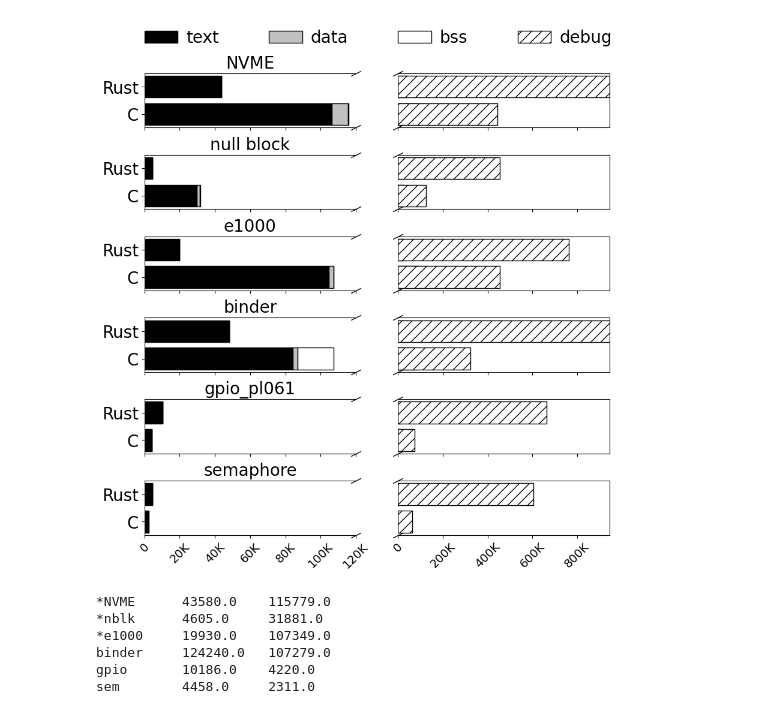
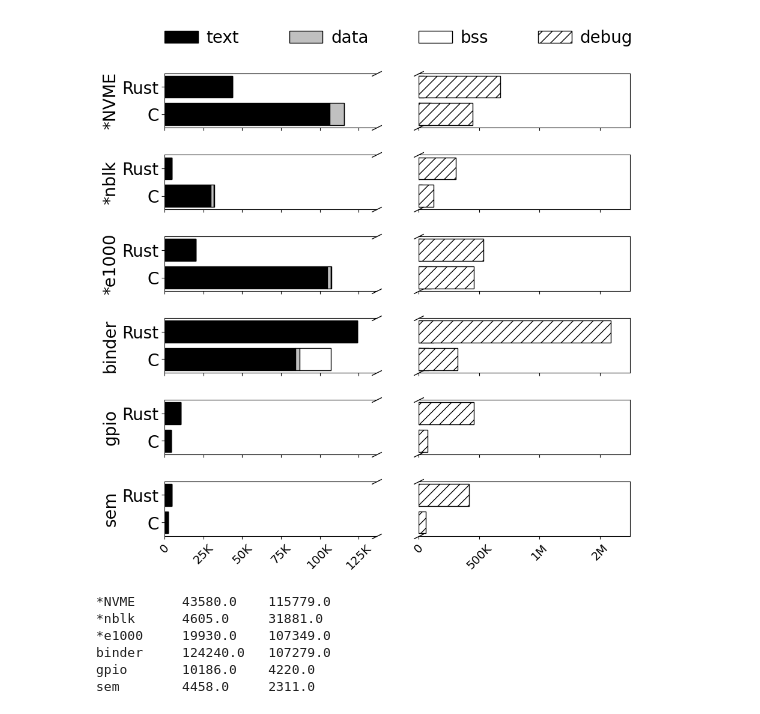
Before and after one commit to Richardhongyu/rfl_empirical_tools, a Jupyter notebook: figures_ppt/figure8.ipynb, the cells around one changed output. Cells and saved outputs as stored; diff of their text form; code cells hidden in the pictures.

Commit message:
Update figure7 in paper

```diff
--- a/figures_ppt/figure8.ipynb
+++ b/figures_ppt/figure8.ipynb
@@ -8,18 +8,18 @@ bar_conf = dict(edgecolor='black', linewidth=1)
 once_legend = 0
 def comma_formatter(x, pos):
     if abs(x) >= 1e9:
-        return '{:.1f}B'.format(x / 1e9)
+        return '{:.0f}B'.format(x / 1e9)
     elif abs(x) >= 1e6:
-        return '{:.1f}M'.format(x / 1e6)
+        return '{:.0f}M'.format(x / 1e6)
     elif abs(x) >= 1e3:
-        return '{:.1f}K'.format(x / 1e3)
+        return '{:.0f}K'.format(x / 1e3)
     else:
-        return '{:.1f}'.format(x)
+        return '{:,.0f}'.format(x)
 
 data = "43540/72566+33753         &  0/8604+757    &   40/84+15    &    290991/203410+94710              &    385510/88427+58087       &    37633/0                     &    231179/0        &    26.609/32.888 &\
   4579/29646                &  16/1956       &   10/279      &    107126/80078                     &    199426/45836             &    32992/0                     &    116277/0        &    5.420/7.056 &\
  19914/104721              &  0/2564        &   16/64       &    233886/358613                    &    303755/96936             &    22288/0                     &    204045/0        &    7.798/46.948 &\
-  48045/84286               &  8/2675        &   24/20318    &    401422/126699+43296+47551        &    466822/47377+26141+31432 &    58507/0                     &    244866/0        &    9.002/9.418 &\
+  123976/84286               &  138/2675        &   126/20318    &    751885/126699+43296+47551        &    838475/47377+26141+31432 &    188850/0                     &    310961/0        &    9.002/9.418 &\
   10170/4020                &  0/200         &   16/0        &    179053/36617                     &    277211/38302             &    17446/0                     &    191690/0        &    8.251/7.378 &\
 4447/2285                 &  0/16          &   11/10       &    179053/36617                     &    238587/25303             &    178360/0                    &    8704/0          &    18.496/19.496"
 data = data.split('&')
@@ -30,19 +30,21 @@ for d in data:
     rust.append(eval(d[0]))
     c.append(eval(d[1]))
 
-rust = np.array(rust).reshape(6,8)[:,:7]
-c = np.array(c).reshape(6,8)[:,:7]
-rust_column = np.sum(rust[:,3:7], axis=1)
-c_column = np.sum(c[:,3:7], axis=1)
+rust = np.array(rust).reshape(6,8)[:,:5]
+c = np.array(c).reshape(6,8)[:,:5]
+rust_column = np.sum(rust[:,3:5], axis=1)
+c_column = np.sum(c[:,3:5], axis=1)
 rust = np.column_stack((rust[:,:3], rust_column))
 c = np.column_stack((c[:,:3], c_column))
+print(f'rust: {rust[-3:]}')
+print(f'c: {c[-3:]}')
 
-driver_name = ['NVME', 'null block', 'e1000', 'binder', 'gpio_pl061', 'semaphore']
+driver_name = ['*NVME', '*nblk', '*e1000', 'binder', 'gpio', 'sem']
 binary_size = ['text', 'data', 'bss', 'debug']
 color = ['black', 'silver', 'white', 'white']
 hatch = ['', '', '', '//']
 
-fig, axs = plt.subplots(6,1,dpi=100, sharey=True, figsize=(10,10))
+fig, axs = plt.subplots(6,2,dpi=100, sharey=True, figsize=(10,10))
 fig.subplots_adjust(wspace=0.2, hspace=0.5)
 labels = ['C','Rust']
 y_pos = np.arange(len(labels))
@@ -50,22 +52,19 @@ d = .5  # proportion of vertical to horizontal extent of the slanted line
 kwargs = dict(marker=[(-1, -d), (1, d)], markersize=12,
               linestyle="none", color='k', mec='k', mew=1, clip_on=False)
 
-x_lim_end_c = max(sum(i[1:3]) for i in c)
-x_lim_end_rust = max(sum(i[1:3]) for i in rust)
+x_lim_end_c = max(i[3] for i in c)
+x_lim_end_rust = max(i[3] for i in rust)
 x_lim_end = max(x_lim_end_c, x_lim_end_rust)
 x_lim_c = max((i[0] for i in c))
 x_lim_rust = max((i[0] for i in rust))
 x_lim = max(x_lim_c, x_lim_rust)
 for i in range(6):
-    # sum_c = np.sum(c[i][:3])
-    # sum_rust = np.sum(rust[i][:3])
-    # x_lim = max(sum_c, sum_rust)
-    x_lim_end = max(c[0][3], rust[0][3])
-    x_lim = 12_0000
-    axs[i,0].set_xlim(0, x_lim)
-    axs[i,1].set_xlim(0, x_lim_end)
+    sum_c = np.sum(c[i][:3])
+    sum_rust = np.sum(rust[i][:3])
+    axs[i,0].set_xlim(0, x_lim * 1.1)
+    axs[i,1].set_xlim(0, x_lim_end * 1.1)
     axs[i,0].set_yticks(y_pos, labels=labels, size=20)
-    axs[i,0].set_title(driver_name[i], size=20)
+    axs[i,0].set_ylabel(driver_name[i], size=20)
     axs[i,0].spines['right'].set_visible(False)
     axs[i,1].spines['left'].set_visible(False)
     axs[i,1].get_yaxis().set_visible(False)
@@ -97,38 +96,6 @@ for i in range(6):
                 left += [c[i][k],rust[i][k]]
             ax.label_outer()
 
-# for line, ax_line in enumerate(axs):
-#     for col, ax in enumerate(ax_line):
-#         for i in range(len(driver_name)):
-#             left = np.zeros(2)
-#             c_data = c[i]
-#             rust_data = rust[i]
-#             sum_c = np.sum(c_data[:3])
-#             sum_rust = np.sum(rust_data[:3])
-#             x_lim = max(sum_c, sum_rust)
-#             x_lim_end = max(c_data[3], rust_data[3])
-#             for j in range(len(binary_size)):
-#                 if col != 1:
-#                     ax.set_yticks(y_pos, labels=labels)
-#                     ax.set_title(driver_name[(line + 1) * (col + 1) - 1])
-#                     ax.spines['right'].set_visible(False)
-#                     # ax.plot([1, 1], [1, 0], transform=ax.transAxes, **kwargs)
-#                     # ax.set_xlim(0, x_lim)
-#                 else:
-#                     ax.spines['left'].set_visible(False)
-#                     ax.get_yaxis().set_visible(False)
-#                     # ax.plot([0, 0], [0, 1], transform=ax.transAxes, **kwargs)
-#                     # ax.set_xlim(x_lim, x_lim_end)
-#                 for i in range(len(driver_name)):
-#                     c_data = c[i]
-#                     rust_data = rust[i]
-#                     for j in range(len(binary_size)):
-#                         ax.barh(y_pos, [c_data[j],rust_data[j]], left=left)
-#                         left += np.array([c_data[j],rust_data[j]])
-#                 ax.label_outer()
-#                 ax.tick_params(axis='x',rotation=45)
-#                 ax.xaxis.set_major_formatter(FuncFormatter(comma_formatter))
-
 fig.legend( ncol=4, frameon=False, loc="lower left", bbox_to_anchor=(0.1, 0.9), fontsize=20, columnspacing=3, handletextpad=0.5)
 # fig.tight_layout(pad=0.5)
 fig.savefig('./figure8.pdf', bbox_inches="tight")
@@ -136,4 +109,4 @@ fig.savefig('./figure8.pdf', bbox_inches="tight")
-[figure, old version]
+[figure, new version]
 # %%
 for i in range(len(rust)):
     print(f"{driver_name[i]:<10} {sum(rust[i][:3]):<10} {sum(c[i][:3]):>}")
```
Also changed, not shown: parts of 1 cell of this notebook, 2 other files.
